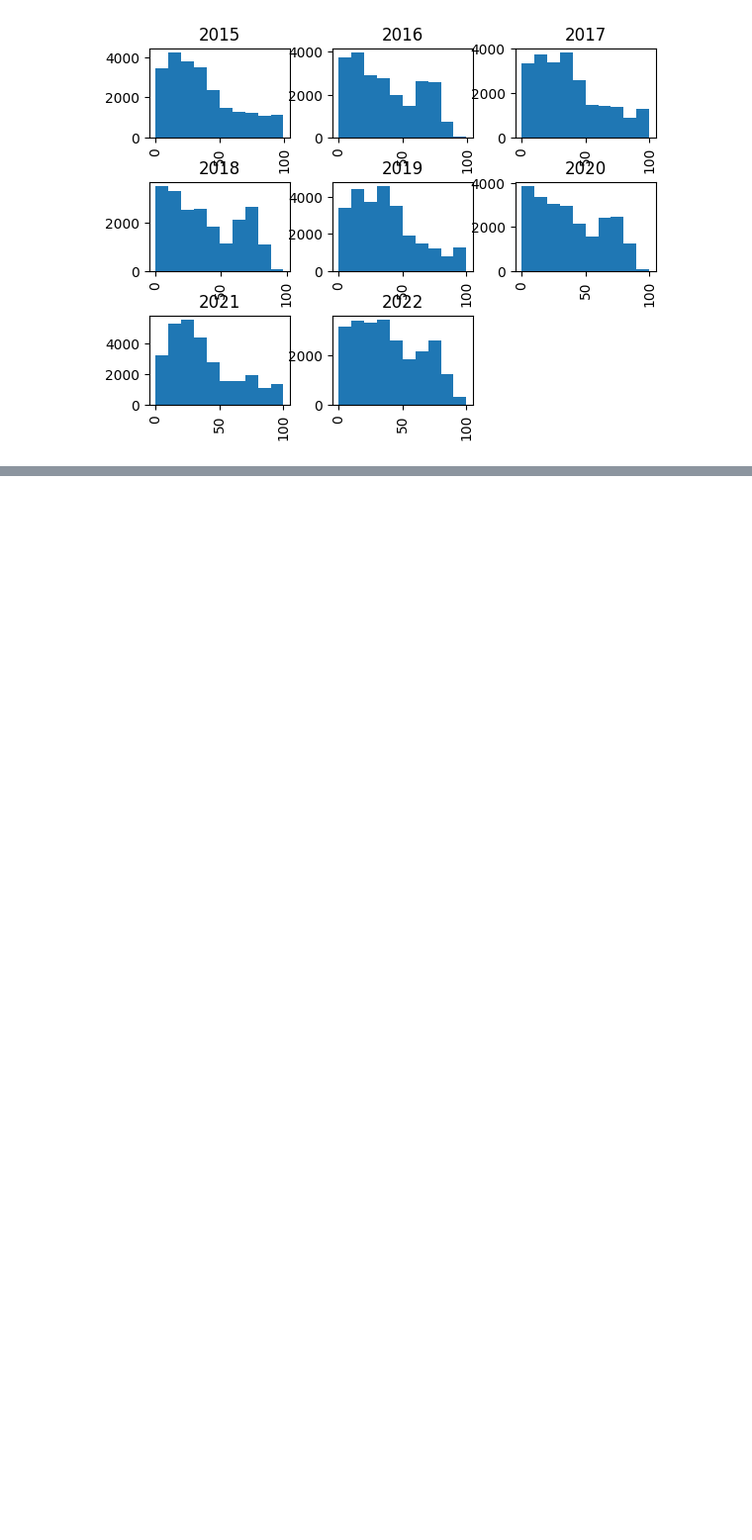
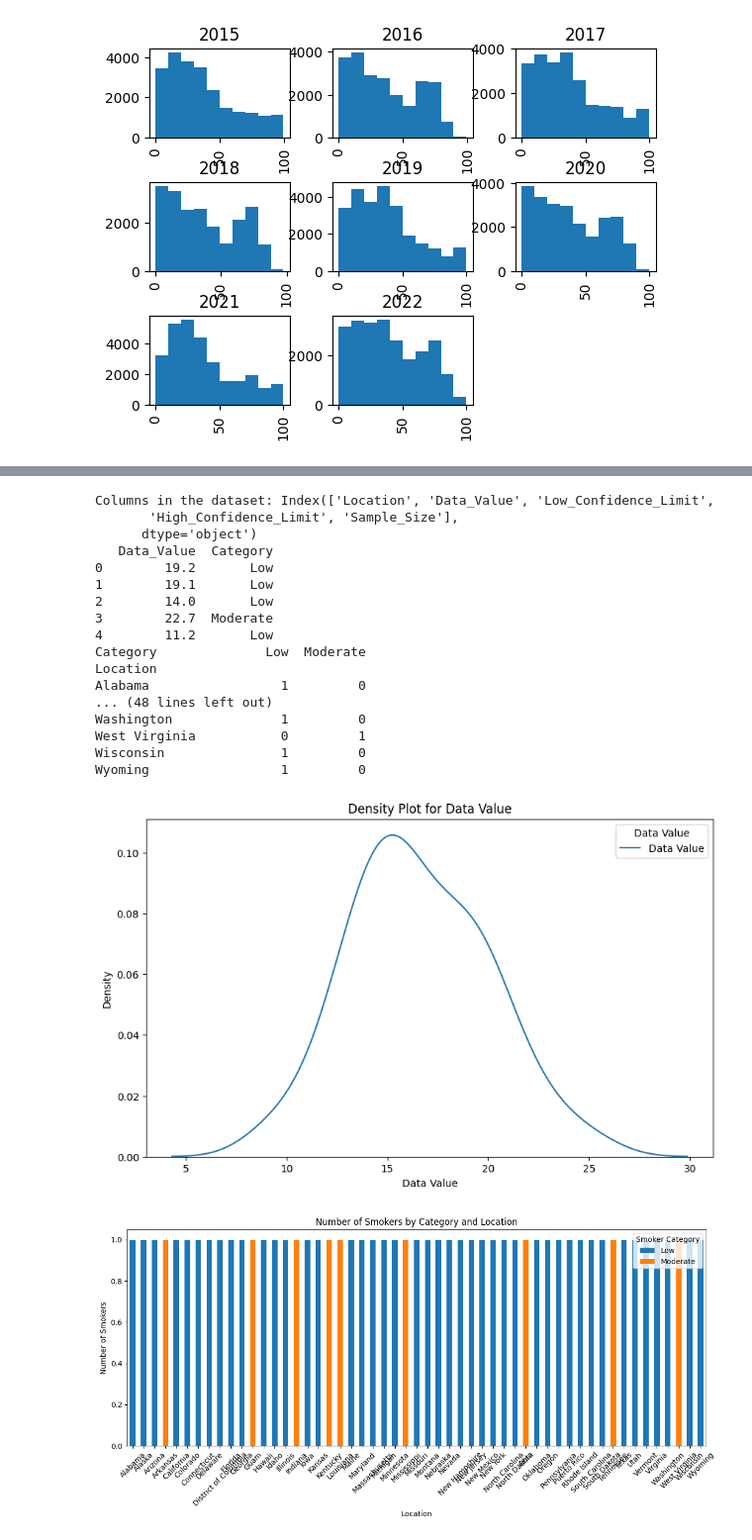
Before and after one commit to Priyanshs-ingh/age_detection_project, a Jupyter notebook: exploratory_data_analysis/1.ipynb, the cells around one changed output, grey strips where cells are left out. Shown: that part at 99% size. Drawn from its saved outputs; the diff is of its cells as text; code cells hidden in the pictures; blank space fills up the shorter version.

```diff
--- a/exploratory_data_analysis/1.ipynb
+++ b/exploratory_data_analysis/1.ipynb
@@ -169,0 +201,73 @@ plt.show()
+# %%
+import pandas as pd
+import numpy as np
+import matplotlib.pyplot as plt
+import seaborn as sns
+
+# Load the dataset
+df = pd.read_csv(r'C:\Users\priyansh singh\Documents\GitHub\age_detection_project\Current Cigarette Use Among Adults (Behavior Risk Factor Surveillance System) 2018.csv')
+
+# Print column names to verify the correct columns
+print("Columns in the dataset:", df.columns)
+
+# Define conditions and categories for smoker categorization based on an example 'Data_Value'
+conditions = [
+    (df['Data_Value'] <= 20),  # Assumed threshold for 'Low'
+    (df['Data_Value'] > 20) & (df['Data_Value'] <= 40),  # Assumed threshold for 'Moderate'
+    (df['Data_Value'] > 40)  # Assumed threshold for 'High'
+]
+categories = ['Low', 'Moderate', 'High']
+df['Category'] = np.select(conditions, categories, default='Unknown')
+
+# Print to verify new column and show the first few rows
+print(df[['Data_Value', 'Category']].head())
+
+# Group by location and category to summarize data
+grouped_df = df.groupby(['Location', 'Category']).size().unstack(fill_value=0)
+print(grouped_df)
+
+# Creating plot (if the correct column name is known)
+fig, ax = plt.subplots(figsize=(10, 6))
+
+# Insert the correct column name in place of 'COLUMN_NAME_FOR_PLOTTING'
+# Example: Assume 'Data_Value' is what you want to plot
+if 'Data_Value' in df.columns and df['Data_Value'].var() > 0:
+    sns.kdeplot(df['Data_Value'], label='Data Value')
+else:
+    print("Skipping KDE plot due to zero variance or incorrect column.")
+
+plt.legend(title='Data Value')
+plt.title('Density Plot for Data Value')
+plt.xlabel('Data Value')
+plt.ylabel('Density')
+plt.show()
+
+# Display summary by location and category in a grouped bar chart
+grouped_df.plot(kind='bar', stacked=True, figsize=(12, 6))
+plt.title('Number of Smokers by Category and Location')
+plt.xlabel('Location')
+plt.ylabel('Number of Smokers')
+plt.xticks(rotation=45)
+plt.legend(title='Smoker Category')
+plt.tight_layout()
+plt.show()
+# %% [output]
+Columns in the dataset: Index(['Location', 'Data_Value', 'Low_Confidence_Limit',
+       'High_Confidence_Limit', 'Sample_Size'],
+      dtype='object')
+   Data_Value  Category
+0        19.2       Low
+1        19.1       Low
+2        14.0       Low
+3        22.7  Moderate
+4        11.2       Low
+Category              Low  Moderate
+Location
+Alabama                 1         0
+... (48 lines left out)
+Washington              1         0
+West Virginia           0         1
+Wisconsin               1         0
+Wyoming                 1         0
+[figure, added]
+[figure, added]
```
Also changed, not shown: parts of 13 cells of this notebook, 5 other files.
